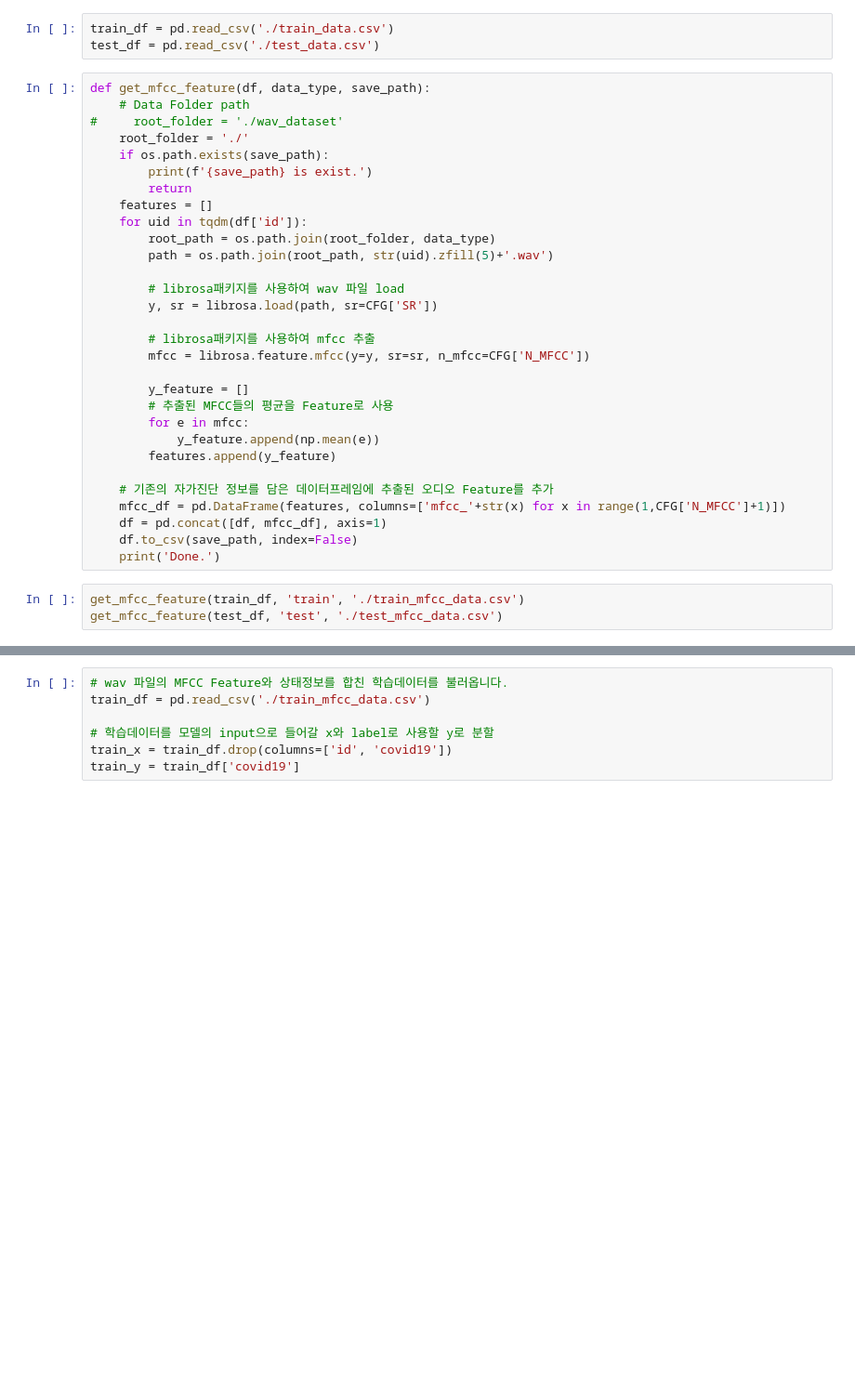
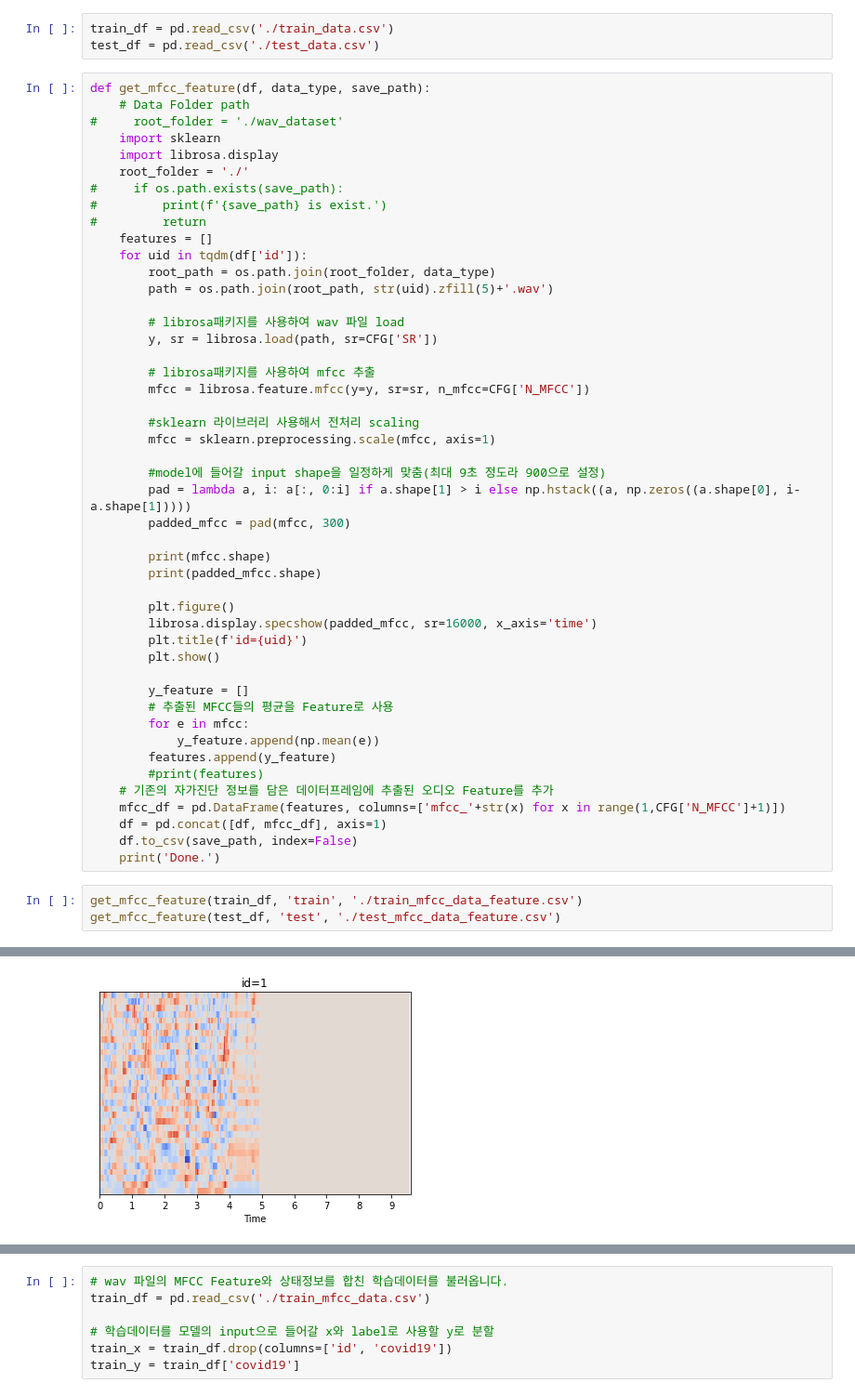
Before and after one commit to LEE-hyeon0771/DACON_Sound_diagnosis_AI_Competition, a Jupyter notebook: train.ipynb, the cells around one changed output, grey strips where cells are left out. Shown: that part at 93% size. Drawn from its saved outputs; the diff is of its cells as text; blank space fills up the shorter version.

Commit message:
6/30 train_model

```diff
--- a/train.ipynb
+++ b/train.ipynb
@@ -32,10 +34,12 @@ test_df = pd.read_csv('./test_data.csv')
 def get_mfcc_feature(df, data_type, save_path):
     # Data Folder path
 #     root_folder = './wav_dataset'
+    import sklearn
+    import librosa.display
     root_folder = './'
-    if os.path.exists(save_path):
-        print(f'{save_path} is exist.')
-        return
+#     if os.path.exists(save_path):
+#         print(f'{save_path} is exist.')
+#         return
     features = []
     for uid in tqdm(df['id']):
         root_path = os.path.join(root_folder, data_type)
@@ -47,18 +51,33 @@ def get_mfcc_feature(df, data_type, save_path):
         # librosa패키지를 사용하여 mfcc 추출
         mfcc = librosa.feature.mfcc(y=y, sr=sr, n_mfcc=CFG['N_MFCC'])
 
+        #sklearn 라이브러리 사용해서 전처리 scaling
+        mfcc = sklearn.preprocessing.scale(mfcc, axis=1)
+
+        #model에 들어갈 input shape을 일정하게 맞춤(최대 9초 정도라 900으로 설정)
+        pad = lambda a, i: a[:, 0:i] if a.shape[1] > i else np.hstack((a, np.zeros((a.shape[0], i-a.shape[1]))))
+        padded_mfcc = pad(mfcc, 300)
+
+        print(mfcc.shape)
+        print(padded_mfcc.shape)
+
+        plt.figure()
+        librosa.display.specshow(padded_mfcc, sr=16000, x_axis='time')
+        plt.title(f'id={uid}')
+        plt.show()
+
         y_feature = []
         # 추출된 MFCC들의 평균을 Feature로 사용
         for e in mfcc:
             y_feature.append(np.mean(e))
         features.append(y_feature)
-
+        #print(features)
     # 기존의 자가진단 정보를 담은 데이터프레임에 추출된 오디오 Feature를 추가
     mfcc_df = pd.DataFrame(features, columns=['mfcc_'+str(x) for x in range(1,CFG['N_MFCC']+1)])
     df = pd.concat([df, mfcc_df], axis=1)
     df.to_csv(save_path, index=False)
     print('Done.')
 # %%
-get_mfcc_feature(train_df, 'train', './train_mfcc_data.csv')
-get_mfcc_feature(test_df, 'test', './test_mfcc_data.csv')
+get_mfcc_feature(train_df, 'train', './train_mfcc_data_feature.csv')
+get_mfcc_feature(test_df, 'test', './test_mfcc_data_feature.csv')
 # %% [output]
@@ -66,0 +86 @@ get_mfcc_feature(test_df, 'test', './test_mfcc_data.csv')
+[figure, added]
```
Also changed, not shown: parts of 4 cells of this notebook, 1 other file.
